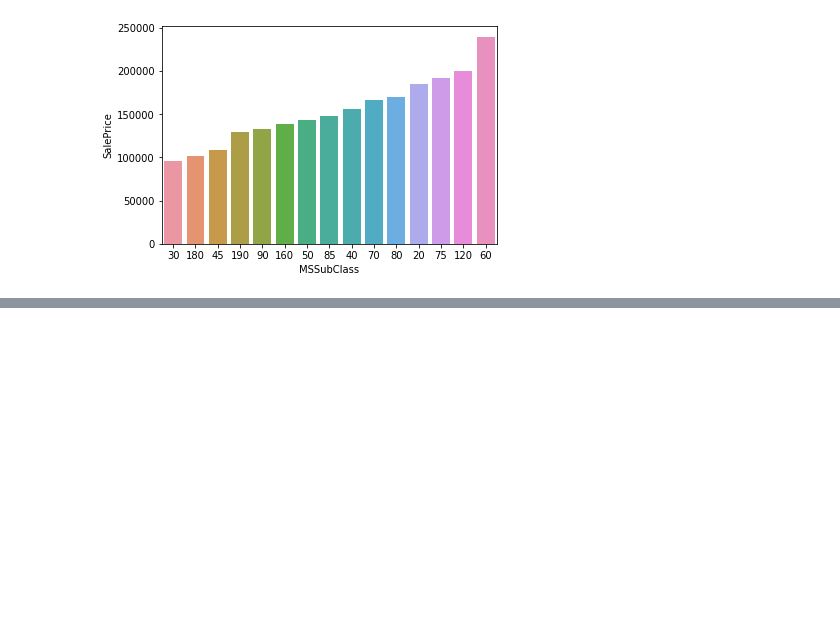
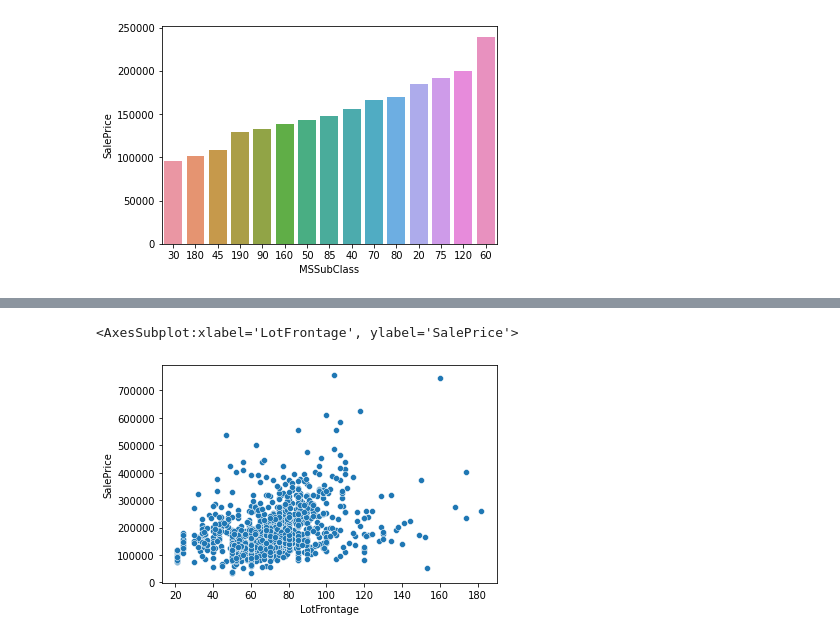
Before and after one commit to hoangquy18/Machine-Learning, a Jupyter notebook: Machine Learning/House/house.ipynb, the cells around one changed output, grey strips where cells are left out. Saved outputs shown, nothing was run; the diff lists cells and outputs as text; code cells hidden in the pictures; blank space fills up the shorter version.

```diff
--- a/Machine Learning/House/house.ipynb
+++ b/Machine Learning/House/house.ipynb
@@ -114,0 +126,7 @@ high: newer & 1946?
+# %%
+train_data['LotFrontage'] = train_data['LotFrontage'].apply(lambda x: train_data['LotFrontage'].mean() if x > 250 else x)
+# %%
+sns.scatterplot(data = train_data,x = 'LotFrontage',y= 'SalePrice')
+# %% [output]
+<AxesSubplot:xlabel='LotFrontage', ylabel='SalePrice'>
+[figure, added]
```
Also changed, not shown: parts of 24 cells of this notebook.
